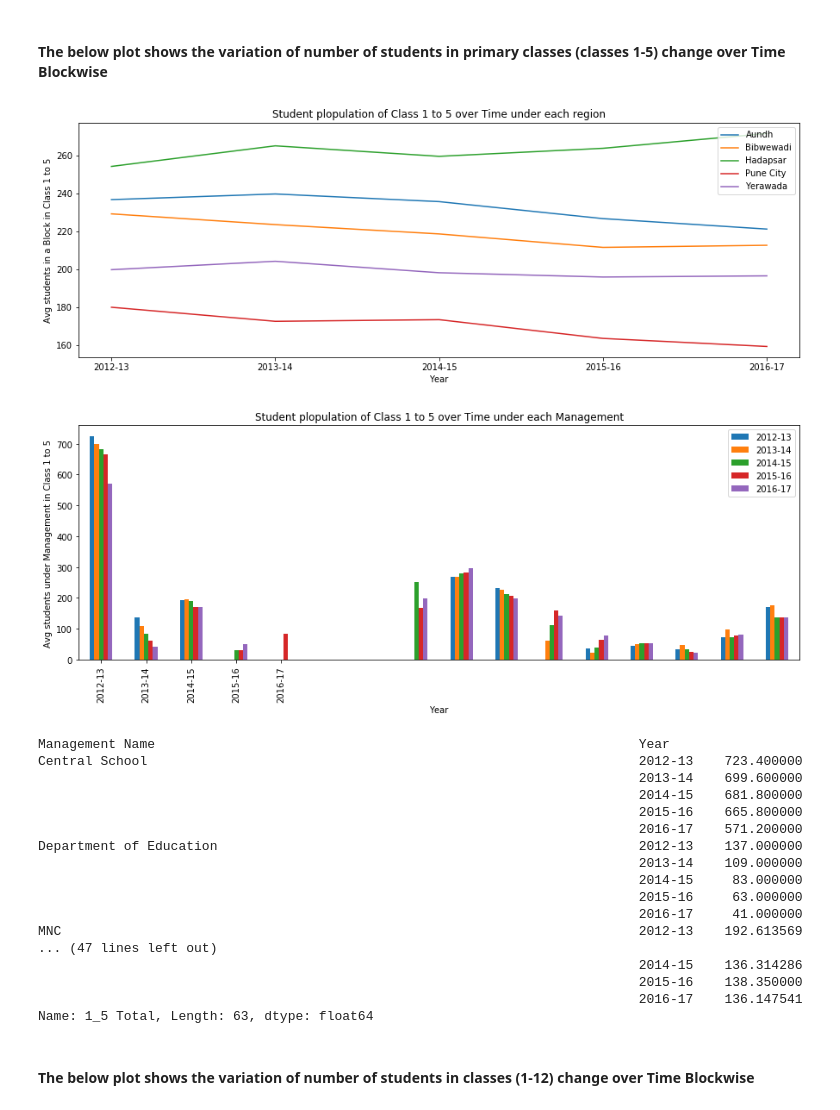
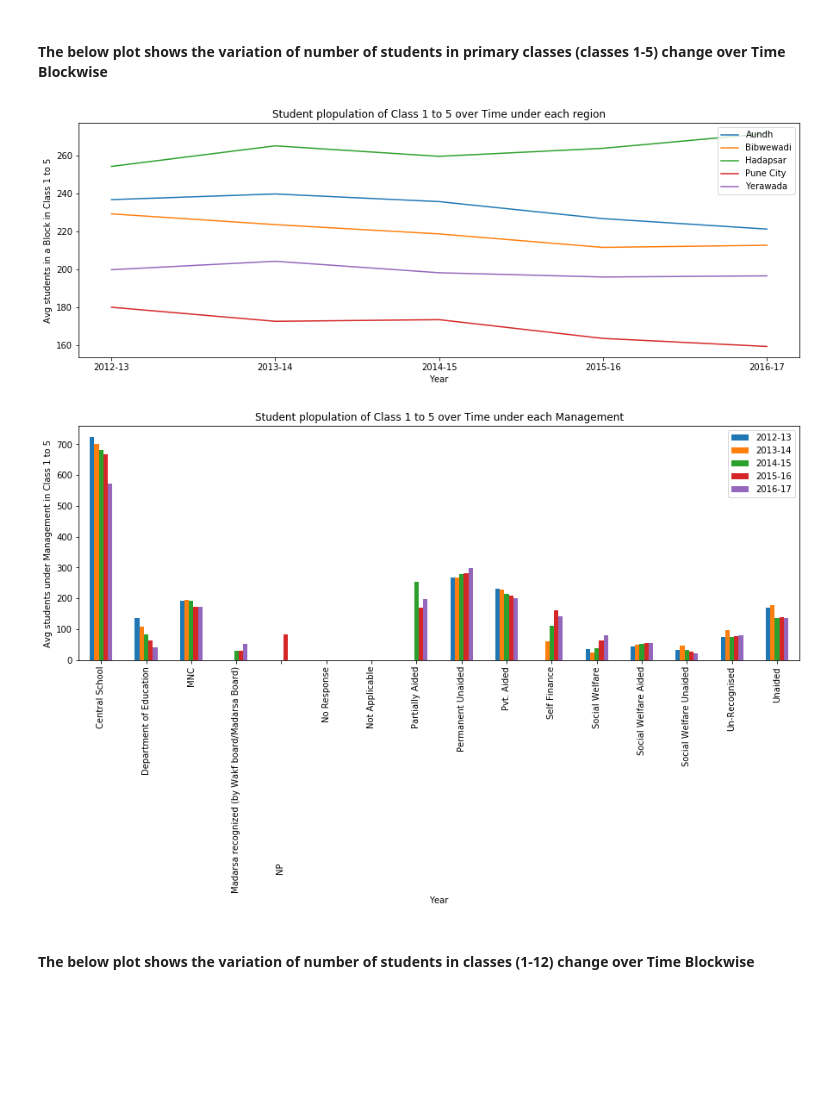
Before and after one commit to jahab/Statistics-Hackathon, a Jupyter notebook: Stats_Hackathon.ipynb, the cells around one changed output. Cells and saved outputs as stored; diff of their text form; code cells hidden in the pictures; blank space fills up the shorter version.

```diff
--- a/Stats_Hackathon.ipynb
+++ b/Stats_Hackathon.ipynb
@@ -260,46 +262,30 @@ Name: Year, dtype: int64
 # %%
 fig,ax= plt.subplots(figsize=(15,5))
 grp=data.groupby(["Block Name", "Year"])['1_5 Total'].mean()
 grp.unstack(level=0).plot(ax=ax)
 xlabel('Year')
 # plt.xticks(np.array(data['Year'].unique()))
 xticks(np.arange(len(data['Year'].unique())),data['Year'].unique())
 ylabel('Avg students in a Block in Class 1 to 5')
 title('Student plopulation of Class 1 to 5 over Time under each region')
 legend(loc='upper right')
 show()
 
 fig,ax= plt.subplots(figsize=(15,5))
 grp=data.groupby(["Management Name", "Year"])['1_5 Total'].mean()
 grp.unstack(level=-1).plot(ax=ax,kind='bar')
 xlabel('Year')
 # plt.xticks(np.array(data['Year'].unique()))
-xticks(np.arange(len(data['Year'].unique())),data['Year'].unique())
+# xticks(np.arange(len(data['Year'].unique())),data['Year'].unique())
+
 ylabel('Avg students under Management in Class 1 to 5')
 title('Student plopulation of Class 1 to 5 over Time under each Management')
 legend(loc='upper right')
 show()
-grp
+# grp
 # %% [output]
 [figure]
-[figure, old version]
+[figure, new version]
-Management Name                                                              Year
-Central School                                                               2012-13    723.400000
-                                                                             2013-14    699.600000
-                                                                             2014-15    681.800000
-                                                                             2015-16    665.800000
-                                                                             2016-17    571.200000
-Department of Education                                                      2012-13    137.000000
-                                                                             2013-14    109.000000
-                                                                             2014-15     83.000000
-                                                                             2015-16     63.000000
-                                                                             2016-17     41.000000
-MNC                                                                          2012-13    192.613569
-... (47 lines left out)
-                                                                             2014-15    136.314286
-                                                                             2015-16    138.350000
-                                                                             2016-17    136.147541
-Name: 1_5 Total, Length: 63, dtype: float64
 # %% [markdown]
 #### The below plot shows the variation of number of students in classes (1-12) change over Time Blockwise
 # %%
```
Also changed, not shown: parts of 12 cells of this notebook.
